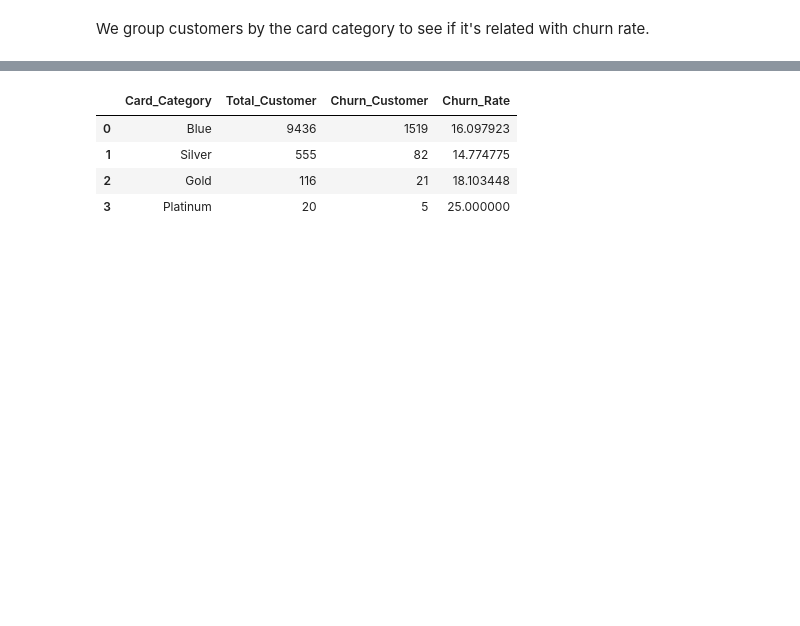
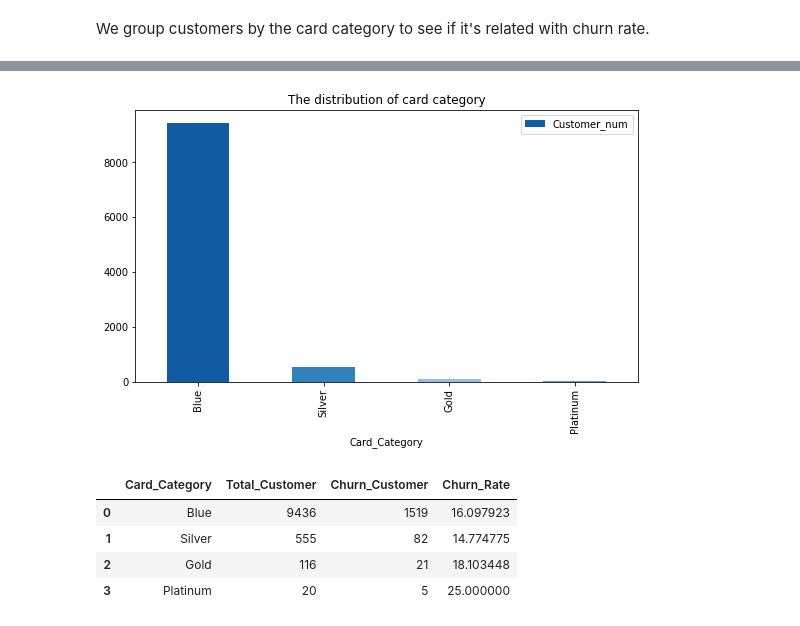
Before and after one commit to zhouchun0105/credit-card-churners, a Jupyter notebook: SUBMIT_creditcard_churners_team1.ipynb, the cells around one changed output, grey strips where cells are left out. Drawn from its saved outputs; the diff is of its cells as text; code cells hidden in the pictures; blank space fills up the shorter version.

```diff
--- a/SUBMIT_creditcard_churners_team1.ipynb
+++ b/SUBMIT_creditcard_churners_team1.ipynb
@@ -454,3 +341,9 @@ We group customers by the card category to see if it's related with churn rate.
+# %%
+Card_distribution.plot(title = 'The distribution of card category',kind='bar',
+                       x='Card_Category', y='Customer_num',
+                 color = ['#125ca4','#3181bd','#8fc1de','#5ba3cf'], figsize=(9, 5));
+# %% [output]
+[figure, added]
 # %%
 %%bigquery Card_impact --project=ba775-team-project
 SELECT
```
Also changed, not shown: parts of 30 cells of this notebook.
